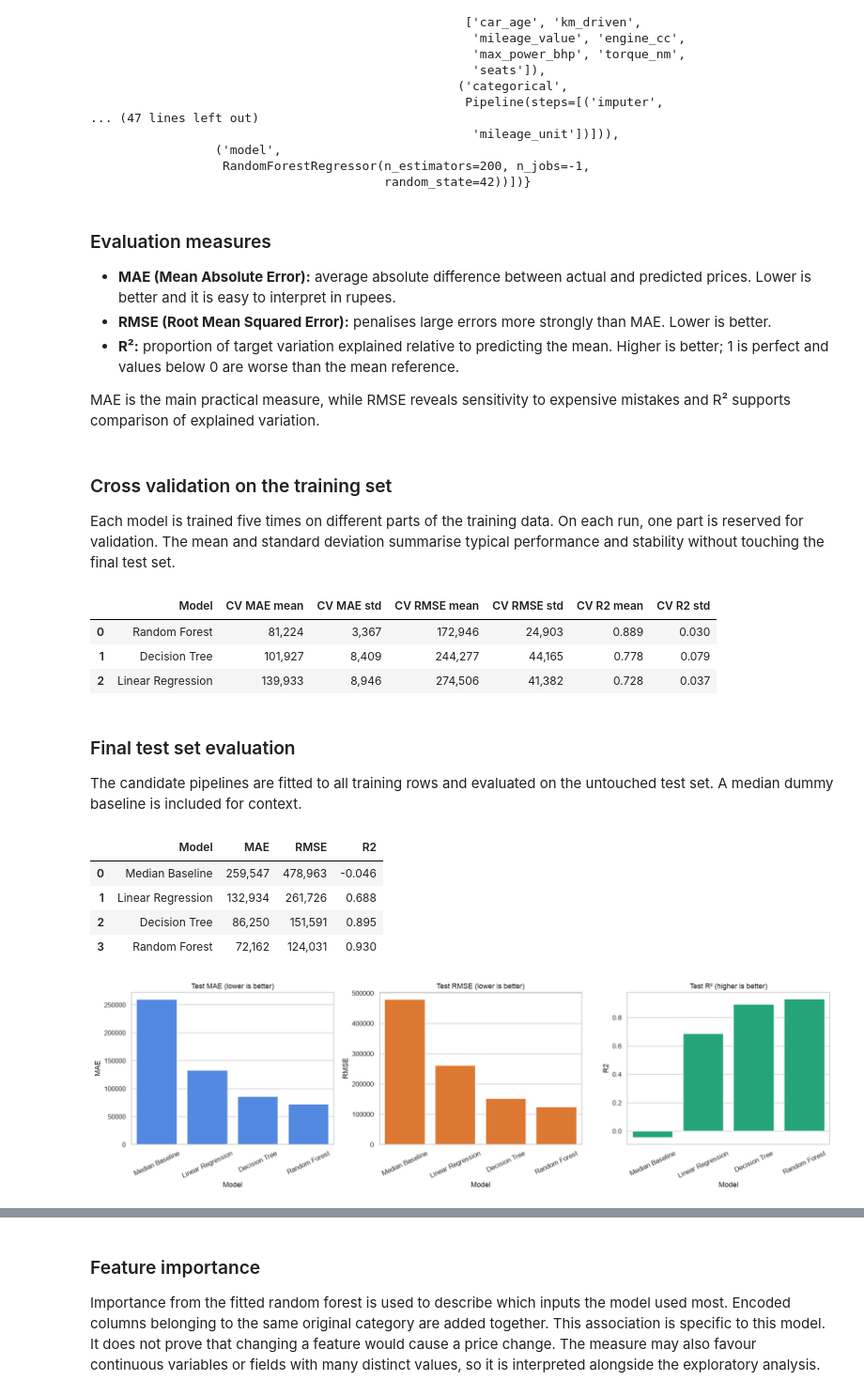
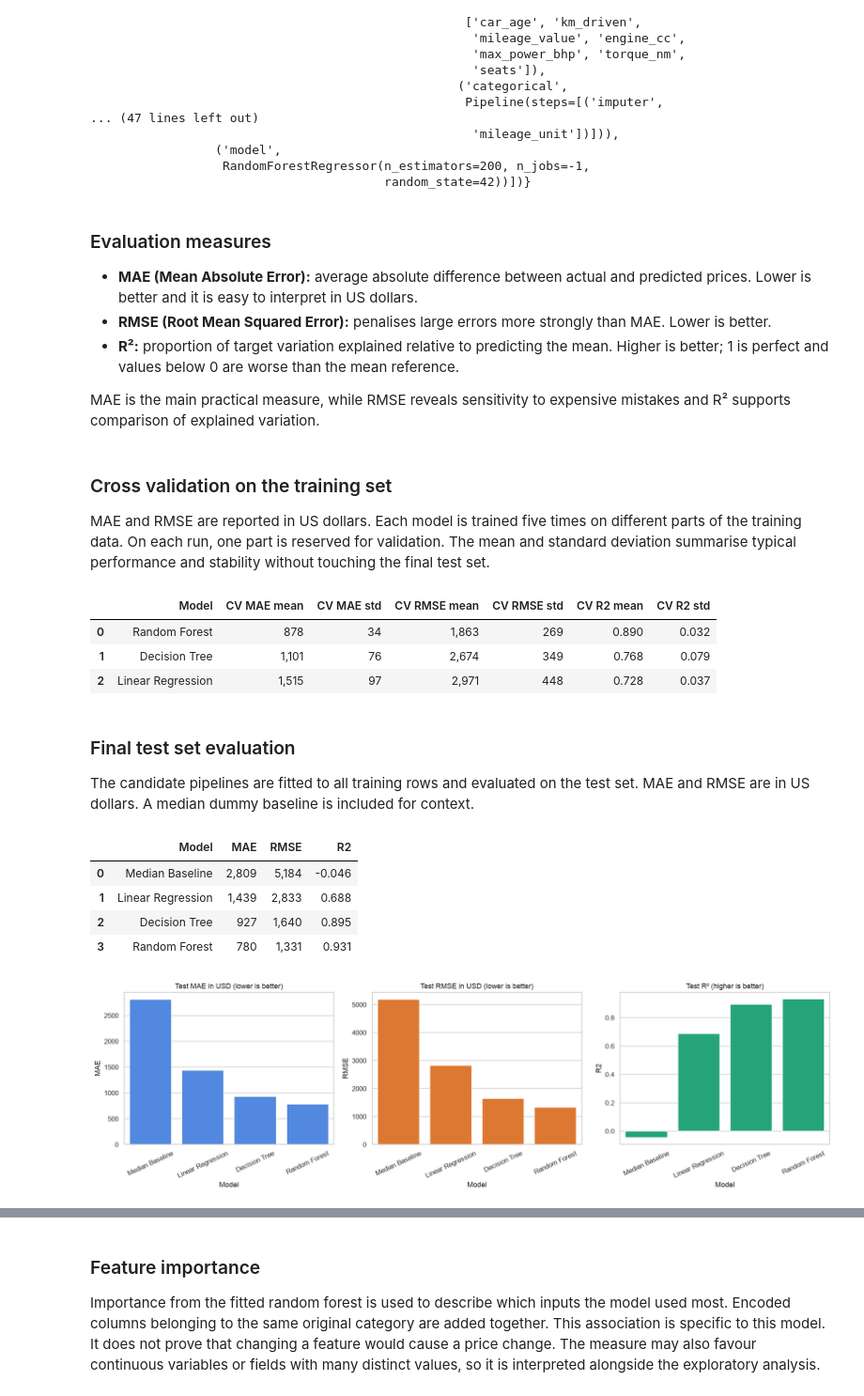
Before and after one commit to rh-soboh/used-car-price-prediction-portfolio, a Jupyter notebook: Shadrach_Oboh_Used_Car_Portfolio.ipynb, the cells around one changed output, grey strips where cells are left out. Shown at 94% size. Cells and saved outputs as stored; diff of their text form; code cells hidden in the pictures.

```diff
--- a/Shadrach_Oboh_Used_Car_Portfolio.ipynb
+++ b/Shadrach_Oboh_Used_Car_Portfolio.ipynb
@@ -58,6 +58,7 @@ from sklearn.tree import DecisionTreeRegressor
 warnings.filterwarnings("ignore", category=FutureWarning)
 
 RANDOM_STATE = 42
+INR_PER_USD = 92.39  # Reference rate on 26 November 2026
 DATA_PATH = Path("Car details v3.csv")
 FIGURE_DIR = Path("figures")
 FIGURE_DIR.mkdir(exist_ok=True)
@@ -99,6 +105,9 @@ required_columns = {
 assert required_columns.issubset(raw_cars.columns), "The CSV does not have the expected columns."
 assert (raw_cars["selling_price"] > 0).all(), "Selling prices must be positive."
 
+# Convert the assumed original INR prices to USD in memory.
+raw_cars["selling_price"] = raw_cars["selling_price"] / INR_PER_USD
+
 print(f"Dataset shape: {raw_cars.shape[0]:,} rows × {raw_cars.shape[1]} columns")
 raw_cars.head()
 # %% [output]
@@ -396,7 +405,7 @@ for axis, column, title in zip(
     axis.set_yscale("log")
     axis.set_title(title)
     axis.set_xlabel(column.replace("_", " ").title())
-    axis.set_ylabel("Selling price (log scale)")
+    axis.set_ylabel("Selling price in USD (log scale)")
     axis.tick_params(axis="x", rotation=25)
 
 fig.tight_layout()
@@ -619,7 +628,7 @@ model_pipelines
 # %% [markdown]
 ### Evaluation measures
 
-- **MAE (Mean Absolute Error):** average absolute difference between actual and predicted prices. Lower is better and it is easy to interpret in rupees.
+- **MAE (Mean Absolute Error):** average absolute difference between actual and predicted prices. Lower is better and it is easy to interpret in US dollars.
 - **RMSE (Root Mean Squared Error):** penalises large errors more strongly than MAE. Lower is better.
 - **R²:** proportion of target variation explained relative to predicting the mean. Higher is better; 1 is perfect and values below 0 are worse than the mean reference.
 
@@ -627,7 +636,7 @@ MAE is the main practical measure, while RMSE reveals sensitivity to expensive m
 # %% [markdown]
 ### Cross validation on the training set
 
-Each model is trained five times on different parts of the training data. On each run, one part is reserved for validation. The mean and standard deviation summarise typical performance and stability without touching the final test set.
+MAE and RMSE are reported in US dollars. Each model is trained five times on different parts of the training data. On each run, one part is reserved for validation. The mean and standard deviation summarise typical performance and stability without touching the final test set.
 # %%
 cross_validator = KFold(
     n_splits=5,
@@ -672,13 +681,13 @@ display(cv_summary.style.format({
 }))
 # %% [output]
 |  | Model | CV MAE mean | CV MAE std | CV RMSE mean | CV RMSE std | CV R2 mean | CV R2 std |
-| 0 | Random Forest | 81,224 | 3,367 | 172,946 | 24,903 | 0.889 | 0.030 |
-| 1 | Decision Tree | 101,927 | 8,409 | 244,277 | 44,165 | 0.778 | 0.079 |
-| 2 | Linear Regression | 139,933 | 8,946 | 274,506 | 41,382 | 0.728 | 0.037 |
+| 0 | Random Forest | 878 | 34 | 1,863 | 269 | 0.890 | 0.032 |
+| 1 | Decision Tree | 1,101 | 76 | 2,674 | 349 | 0.768 | 0.079 |
+| 2 | Linear Regression | 1,515 | 97 | 2,971 | 448 | 0.728 | 0.037 |
 # %% [markdown]
 ### Final test set evaluation
 
-The candidate pipelines are fitted to all training rows and evaluated on the untouched test set. A median dummy baseline is included for context.
+The candidate pipelines are fitted to all training rows and evaluated on the test set. MAE and RMSE are in US dollars. A median dummy baseline is included for context.
 # %%
 test_rows = []
 fitted_pipelines = {}
@@ -712,28 +721,28 @@ display(test_results.style.format({
 }))
 # %% [output]
 |  | Model | MAE | RMSE | R2 |
-| 0 | Median Baseline | 259,547 | 478,963 | -0.046 |
-| 1 | Linear Regression | 132,934 | 261,726 | 0.688 |
-| 2 | Decision Tree | 86,250 | 151,591 | 0.895 |
-| 3 | Random Forest | 72,162 | 124,031 | 0.930 |
+| 0 | Median Baseline | 2,809 | 5,184 | -0.046 |
+| 1 | Linear Regression | 1,439 | 2,833 | 0.688 |
+| 2 | Decision Tree | 927 | 1,640 | 0.895 |
+| 3 | Random Forest | 780 | 1,331 | 0.931 |
 # %%
 fig, axes = plt.subplots(1, 3, figsize=(17, 5))
 
 sns.barplot(data=test_results, x="Model", y="MAE", ax=axes[0], color="#3b82f6")
 sns.barplot(data=test_results, x="Model", y="RMSE", ax=axes[1], color="#f97316")
 sns.barplot(data=test_results, x="Model", y="R2", ax=axes[2], color="#10b981")
 
-axes[0].set_title("Test MAE (lower is better)")
-axes[1].set_title("Test RMSE (lower is better)")
+axes[0].set_title("Test MAE in USD (lower is better)")
+axes[1].set_title("Test RMSE in USD (lower is better)")
 axes[2].set_title("Test R² (higher is better)")
 for axis in axes:
     axis.tick_params(axis="x", rotation=25)
 
 fig.tight_layout()
 fig.savefig(FIGURE_DIR / "model_comparison.png", bbox_inches="tight")
 plt.show()
 # %% [output]
-[figure, old version]
+[figure, new version]
 # %%
 best_model_name = cv_summary.iloc[0]["Model"]
 best_pipeline = fitted_pipelines[best_model_name]
```
Also changed, not shown: parts of 21 cells of this notebook, 1 other file.
